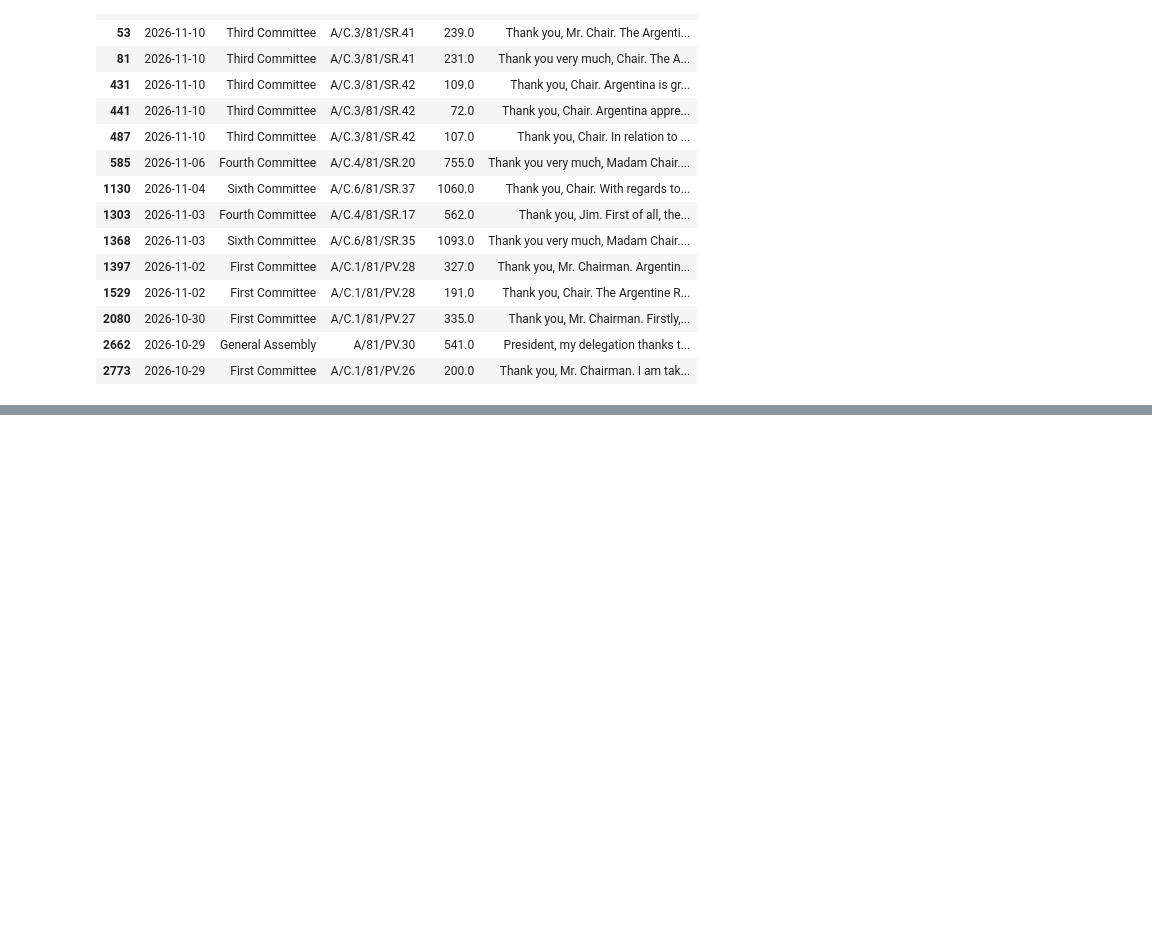
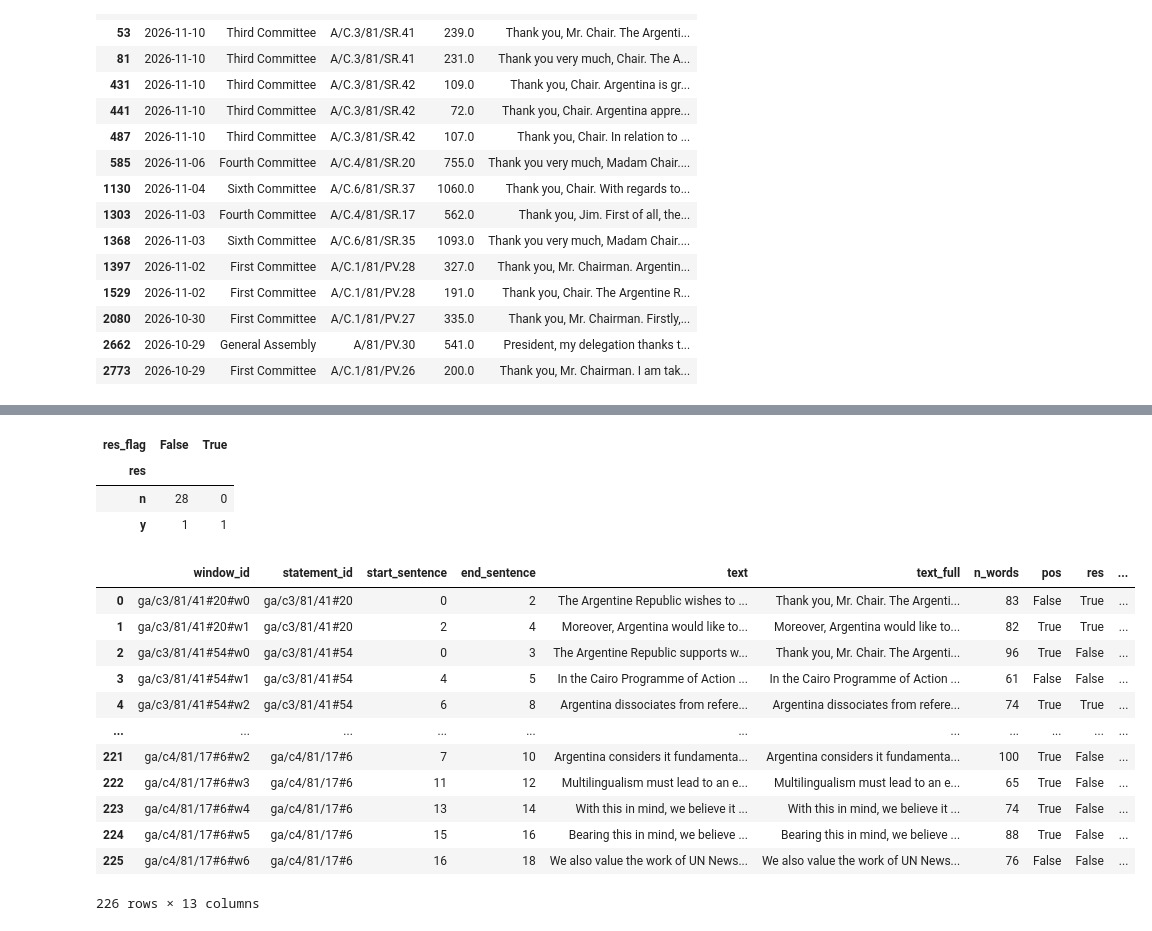
Before and after one commit to unst-ethz/policy-pulse, a Jupyter notebook: notebooks/janic/statement_parsing/statements_pipeline.ipynb, the cells around one changed output, grey strips where cells are left out. Saved outputs shown, nothing was run; the diff lists cells and outputs as text; code cells hidden in the pictures; blank space fills up the shorter version.

```diff
--- a/notebooks/janic/statement_parsing/statements_pipeline.ipynb
+++ b/notebooks/janic/statement_parsing/statements_pipeline.ipynb
@@ -1586,0 +1636,4 @@ with pd.option_context("display.max_colwidth", 200):
+# %%
+for _, w in argentina_windows.head(8).iterrows():
+    print(f"{w['date']} · {w['body']} · {w['window_id']} · {w['n_words']} words")
+    print(w["text"], "\n")
@@ -1586,0 +1703,25 @@ with pd.option_context("display.max_colwidth", 200):
+# %%
+# Insights after first labeling round
+# We should focus on two dimensions when it comes to windows
+# a) Information: a country concretely explaining their position (maybe independent of a resolution)
+# b) Resolution: does the window reference or talk about a certain resolution (sometimes they just state their position without being super informative)
+
+# We try to build a regex to try to flag these two categories. It will very likely be imperfect but a starting point to label some examples and then we will use the embeddings down the line to figure out if we find some patterns
+
+names = pd.read_csv(CSVS.parent / "member_states.csv")["name_en"].str.replace(r" \(.*\)$", "", regex=True)
+COUNTRY = "|".join(sorted(map(re.escape, names), key=len, reverse=True))  # longest first
+SUBJECT = rf"(?:we|my\ (?:delegation|country|government)|the\ (?:\w+\ )?delegation(?:\ of\ \w+)?|the\ government\ of\ \w+|{COUNTRY}|the\ argentine\ republic)"
+STANCE = r"""(?:support|supports|welcome|welcomes|reaffirm|reaffirms|reiterate|reiterates|reject|rejects|oppose|opposes|condemn|condemns
+  |call|calls|urge|urges|recognize|recognizes|concur|concurs|believe|believes|consider|considers|understand|understands
+  |remain|remains|stand|stands|are|is|express|expresses|recall|recalls|share|shares|join|joined|joins|insist|insists|regret|regrets
+  |deplore|deplores|cannot|will\ not|do\ not|does\ not)"""
+# up to two adverbs between subject and verb: "Kenya therefore calls", "Germany fully supports"
+POSITION_RE = re.compile(rf"\b{SUBJECT}\s+(?:\w+ly\s+|also\s+|therefore\s+|firmly\s+|fully\s+){{0,2}}{STANCE}\b", re.I | re.X)
+CONCERN_RE = re.compile(r"\b(?:deeply\ |gravely\ |seriously\ )?(?:concerned|alarmed|we\ must|must\ immediately|calls?\ (?:up)?on)\b", re.I | re.X)
+RESOLUTION_RE = re.compile(r"""\b(?:draft\ resolution|draft\ decision|the\ resolution|this\ resolution|voted?\ (?:in\ favou?r|against)|abstain\w*
+  |explanation\ of\ (?:vote|position)|co-?sponsor\w*|core\ group|dissociat\w*|disassociat\w*|consensus|paragraph|A/(?:C\.\d/)?\d+/L\.\d+)\b""", re.I | re.X)
+
+windows = windows.assign(
+    pos=lambda d: d["text"].str.contains(POSITION_RE) | d["text"].str.contains(CONCERN_RE),
+    res=lambda d: d["text"].str.contains(RESOLUTION_RE),
+)
@@ -1586,0 +1786,33 @@ with pd.option_context("display.max_colwidth", 200):
+# %%
+labels = pd.read_csv(LABELS_V2).merge(sample[["window_id", "pos", "res"]].rename(columns={"res": "res_flag"}), on="window_id")
+pd.crosstab(labels["info"], labels["pos"] | labels["res_flag"])  # precision vs. miss rate
+pd.crosstab(labels["res"], labels["res_flag"])                   # does the res regex catch your y's?
+# %% [output]
+| res_flag | False | True |
+| res |  |  |
+| n | 28 | 0 |
+| y | 1 | 1 |
+# %%
+recent_statements = (
+    statements[statements["affiliation"].isin(["ARG", "CHE"])]
+    .sort_values(["date", "seq"], ascending=False)
+    .groupby("affiliation")
+    .head(20)  # 20 most recent statements per country
+)
+recent_windows = windows.merge(recent_statements[["statement_id", "affiliation", "date", "body", "agenda_item"]], on="statement_id")
+# %%
+recent_windows
+# %% [output]
+|  | window_id | statement_id | start_sentence | end_sentence | text | text_full | n_words | pos | res | ... |
+| 0 | ga/c3/81/41#20#w0 | ga/c3/81/41#20 | 0 | 2 | The Argentine Republic wishes to ... | Thank you, Mr. Chair. The Argenti... | 83 | False | True | ... |
+| 1 | ga/c3/81/41#20#w1 | ga/c3/81/41#20 | 2 | 4 | Moreover, Argentina would like to... | Moreover, Argentina would like to... | 82 | True | True | ... |
+| 2 | ga/c3/81/41#54#w0 | ga/c3/81/41#54 | 0 | 3 | The Argentine Republic supports w... | Thank you, Mr. Chair. The Argenti... | 96 | True | False | ... |
+| 3 | ga/c3/81/41#54#w1 | ga/c3/81/41#54 | 4 | 5 | In the Cairo Programme of Action ... | In the Cairo Programme of Action ... | 61 | False | False | ... |
+| 4 | ga/c3/81/41#54#w2 | ga/c3/81/41#54 | 6 | 8 | Argentina dissociates from refere... | Argentina dissociates from refere... | 74 | True | True | ... |
+| ... | ... | ... | ... | ... | ... | ... | ... | ... | ... | ... |
+| 221 | ga/c4/81/17#6#w2 | ga/c4/81/17#6 | 7 | 10 | Argentina considers it fundamenta... | Argentina considers it fundamenta... | 100 | True | False | ... |
+| 222 | ga/c4/81/17#6#w3 | ga/c4/81/17#6 | 11 | 12 | Multilingualism must lead to an e... | Multilingualism must lead to an e... | 65 | True | False | ... |
+| 223 | ga/c4/81/17#6#w4 | ga/c4/81/17#6 | 13 | 14 | With this in mind, we believe it ... | With this in mind, we believe it ... | 74 | True | False | ... |
+| 224 | ga/c4/81/17#6#w5 | ga/c4/81/17#6 | 15 | 16 | Bearing this in mind, we believe ... | Bearing this in mind, we believe ... | 88 | True | False | ... |
+| 225 | ga/c4/81/17#6#w6 | ga/c4/81/17#6 | 16 | 18 | We also value the work of UN News... | We also value the work of UN News... | 76 | False | False | ... |
+226 rows × 13 columns
```
Also changed, not shown: parts of 26 cells of this notebook.
